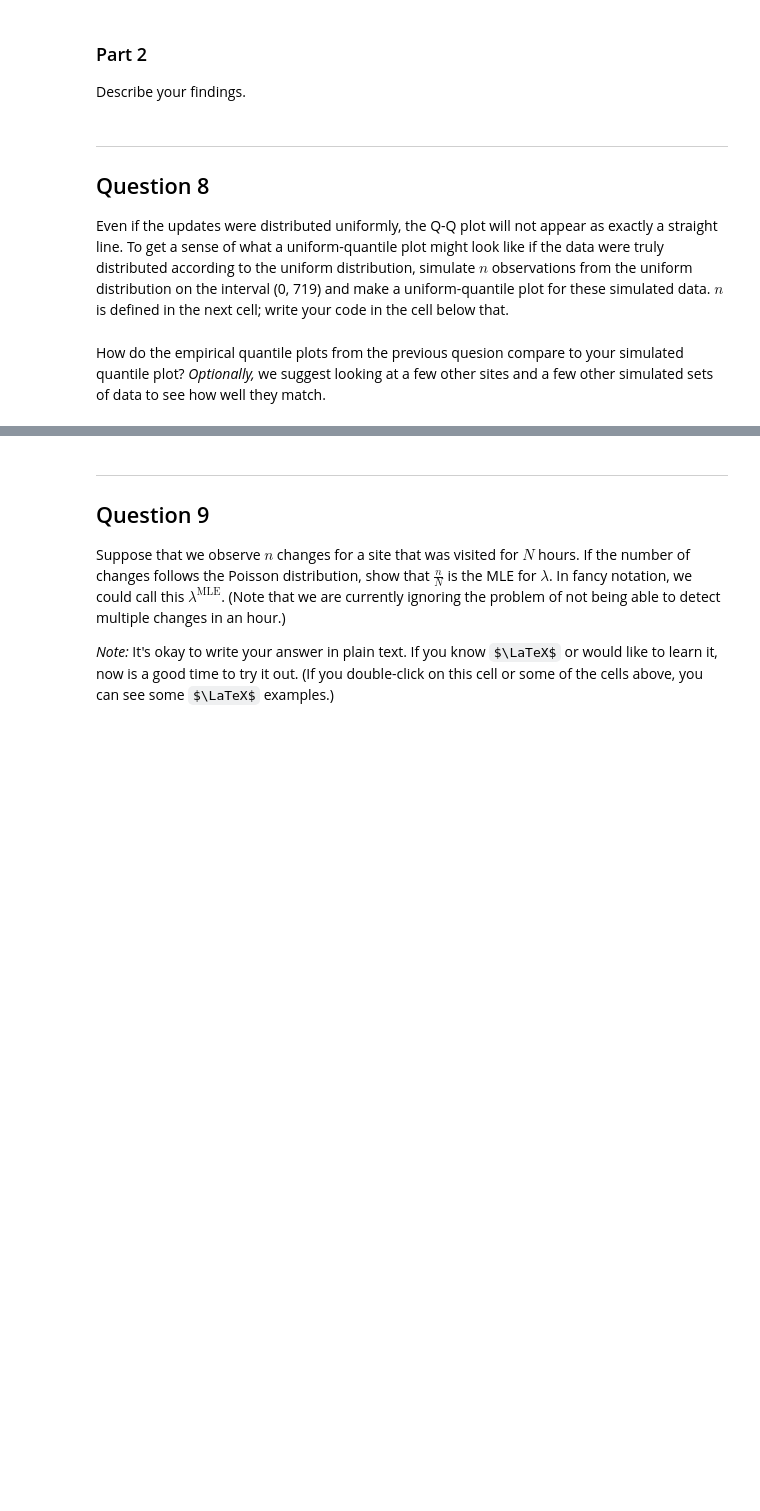
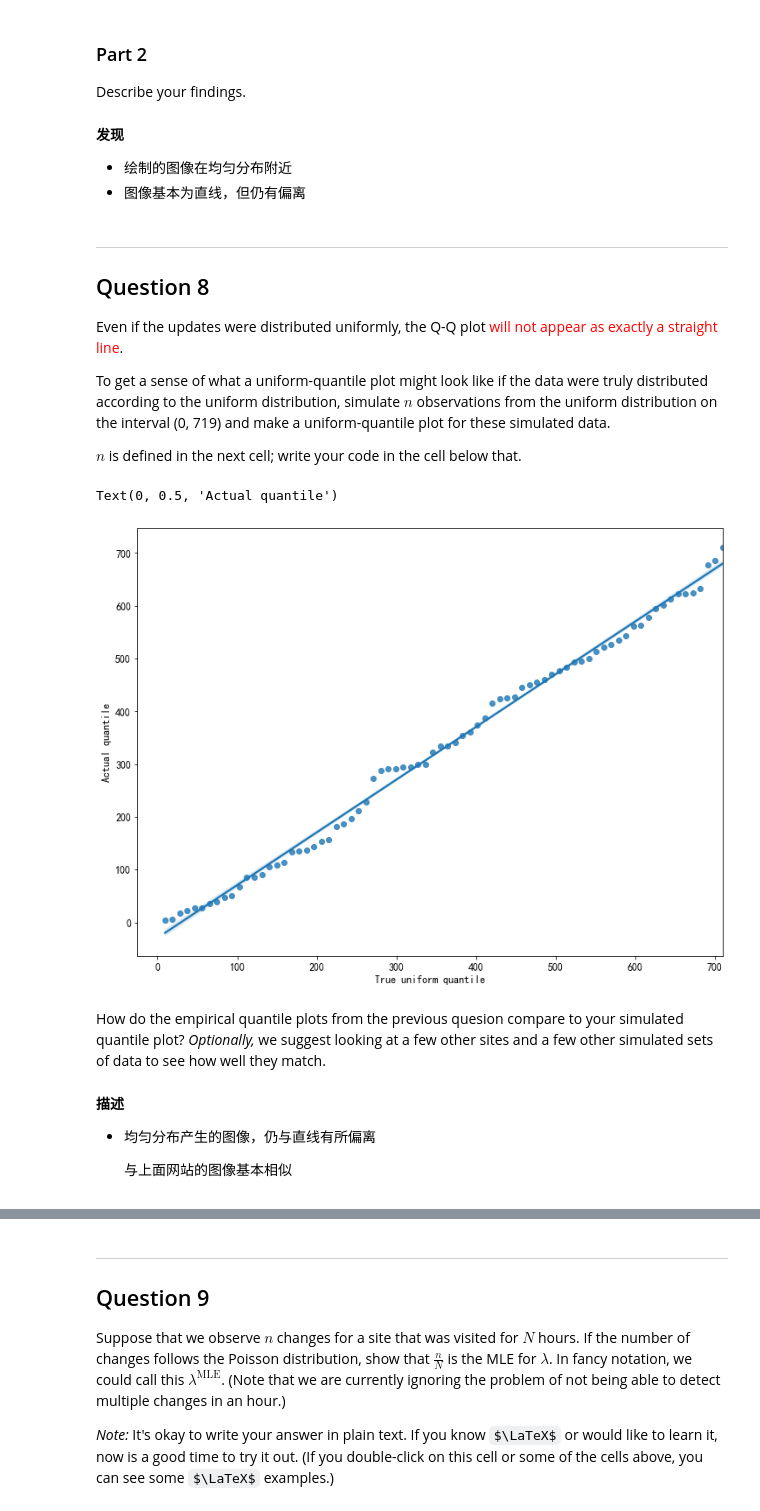
Before and after one commit to MorningStarOvO/Data-Science-Exercise, a Jupyter notebook: 第 2 次大作业/homework 2-2/homework 2-2.ipynb, the cells around one changed output, grey strips where cells are left out. Drawn from its saved outputs; the diff is of its cells as text; code cells hidden in the pictures; some formulas as TeX source; blank space fills up the shorter version.

```diff
--- a/第 2 次大作业/homework 2-2/homework 2-2.ipynb
+++ b/第 2 次大作业/homework 2-2/homework 2-2.ipynb
@@ -18,6 +18,12 @@ import seaborn as sns
 # ----- 页内 Markdown 相关的 ----- #
 from IPython.display import display, Latex, Markdown
 
+
+# ----- 画图参数设置 ----- #
+# Plot settings
+plt.rcParams['figure.figsize'] = (12, 9)
+plt.rcParams['font.size'] = 12
+
 # ----- 显示中文 ----- #
 import matplotlib
 #指定默认字体
@@ -128,0 +151,5 @@ What is the granularity of the dataset as represented in `crawl.json`?  Write a
+# %%
+# ----- 看其中一个「数据」 ----- #
+for temp in  crawl_json:
+    pprint(temp, indent=4, width = 120)
+    break
@@ -418,18 +660,30 @@ Describe your findings.
 # Use this cell for your explorations.
 q7_p2_answer = r"""
 
-Put your answer here, replacing this text.
+**发现**
+* 绘制的图像在均匀分布附近
+* 图像基本为直线，但仍有偏离
 
 """
 
 display(Markdown(q7_p2_answer))
+# %% [output]
+
+
+**发现**
+* 绘制的图像在均匀分布附近
+* 图像基本为直线，但仍有偏离
 # %% [markdown]
 
 ---
 
 ## Question 8
 
-Even if the updates were distributed uniformly, the Q-Q plot will not appear as exactly a straight line.  To get a sense of what a uniform-quantile plot might look like if the data were truly distributed according to the uniform distribution, simulate $n$ observations from the uniform distribution on the interval (0, 719) and make a uniform-quantile plot for these simulated data.  $n$ is defined in the next cell; write your code in the cell below that.
+Even if the updates were distributed uniformly, the Q-Q plot <font color=red>will not appear as exactly a straight line</font>.
+
+To get a sense of what a uniform-quantile plot might look like if the data were truly distributed according to the uniform distribution, simulate $n$ observations from the uniform distribution on the interval (0, 719) and make a uniform-quantile plot for these simulated data.
+
+$n$ is defined in the next cell; write your code in the cell below that.
 # %%
 url = 'http://a.hatena.ne.jp/Syako/simple'
 n = np.count_nonzero(crawls.loc[url]['updated'])
@@ -441,14 +690,45 @@ q8_plot = plt.gcf()
+# %%
+# ----- 获取数据 ----- #
+obs_q = np.round(np.random.uniform(0, 719, n))
+obs_q.sort()
+
+# ----- 产生数据 ----- #
+N = 719
+pdf_q = np.arange(N/(n+1), N, N/(n+1))
+
+
+# ----- 绘制图片 ----- #
+# Leave this for grading purposes
+q8_plot = plt.gcf()
+
+sns.regplot(pdf_q, np.array(obs_q))
+
+plt.xlabel("True uniform quantile")
+plt.ylabel("Actual quantile")
+# %% [output]
+Text(0, 0.5, 'Actual quantile')
+[figure, added]
 # %% [markdown]
 How do the empirical quantile plots from the previous quesion compare to your simulated quantile plot?  *Optionally,* we suggest looking at a few other sites and a few other simulated sets of data to see how well they match.
 # %%
 # Use this cell for your explorations.
 q8_answer = r"""
 
-Put your answer here, replacing this text.
+**描述**
+* 均匀分布产生的图像，仍与直线有所偏离
+
+  与上面网站的图像基本相似
 
 """
 
 display(Markdown(q8_answer))
+# %% [output]
+
+
+**描述**
+* 均匀分布产生的图像，仍与直线有所偏离
+
+  与上面网站的图像基本相似
 # %% [markdown]
 
 ---
```
Also changed, not shown: parts of 82 cells of this notebook.
